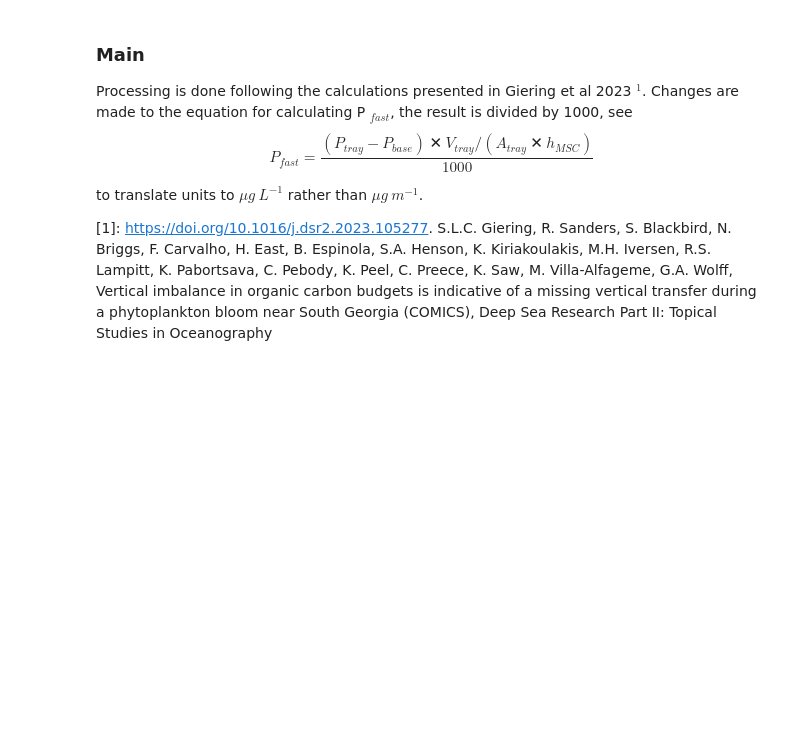
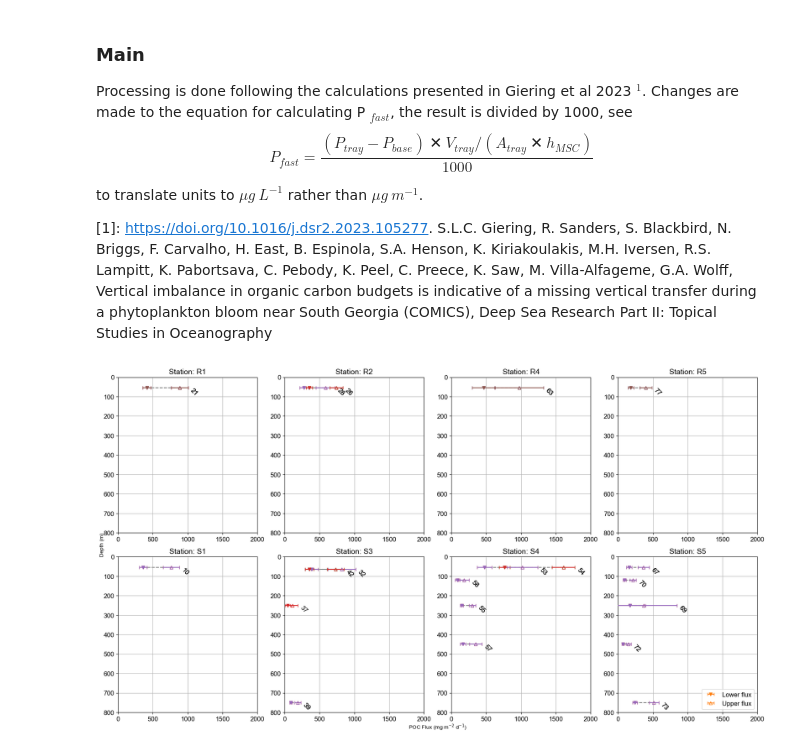
Before and after one commit to hans-hilder/utilities, a Jupyter notebook: msc_processing.ipynb, the cells around one changed output. Cells and saved outputs as stored; diff of their text form; code cells hidden in the pictures; blank space fills up the shorter version.

```diff
--- a/msc_processing.ipynb
+++ b/msc_processing.ipynb
@@ -279,7 +280,7 @@ for xx_MSC_number in pd.unique(msc_poc_data['CTD_UW_MSC_number']): # Work throug
             xx_cur_MSC_F_fast_upper = None
             MSC_F_fast_upper.append(xx_cur_MSC_F_fast_upper)
         else:
-            xx_cur_MSC_F_fast_upper = ( xx_cur_MSC_P_fast * 70 * 1000) # Multiplying by 1000 to go to µg/L
+            xx_cur_MSC_F_fast_upper = ( xx_cur_MSC_P_fast * 40 * 1000) # Multiplying by 1000 to go to µg/L
             MSC_F_fast_upper.append(xx_cur_MSC_F_fast_upper)
 
             #### F_fast_upper_error
@@ -453,31 +454,33 @@ for row_idx, station_list in enumerate(station_groups):
                                 mfc='none', mec=upper_col, ecolor=upper_col, capsize=3, zorder=3,
                                 label='Upper flux' if 'upper' not in seen_labels else "")
                     seen_labels.add('upper')
 
                     cap_x = upper + upper_err
 
                     if pd.notna(msc_num):
                         ax.text(cap_x + 20, depth + 20, str(int(msc_num)) if pd.notna(msc_num) else '', va='center', fontsize=12, color='black', rotation=-45)
 
-        ax.set_xlim(0, 3250)
+        ax.set_xlim(0, 2000)
         ax.set_ylim(0, 800)
         ax.set_title(f'Station: {station}', fontsize=14)
         ax.invert_yaxis()
         ax.grid(True)
         ax.tick_params(labelsize=12)
 
     # Hide unused axes in this row
     for empty_ax in axes[row_idx, len(station_list):]:
         empty_ax.set_visible(False)
 
 # 🔍 Put legend in the bottom-right *visible* subplot
 visible_axes = [ax for ax_row in axes for ax in ax_row if ax.get_visible()]
 if visible_axes:
     bottom_right_ax = visible_axes[-1]
     handles, labels = visible_axes[0].get_legend_handles_labels()
     if handles:
         unique = dict(zip(labels, handles))
         bottom_right_ax.legend(unique.values(), unique.keys(), loc='lower right', fontsize=12)
 
 plot.tight_layout()
 plot.show()
+# %% [output]
+[figure, added]
```
Also changed, not shown: parts of 2 cells of this notebook.
